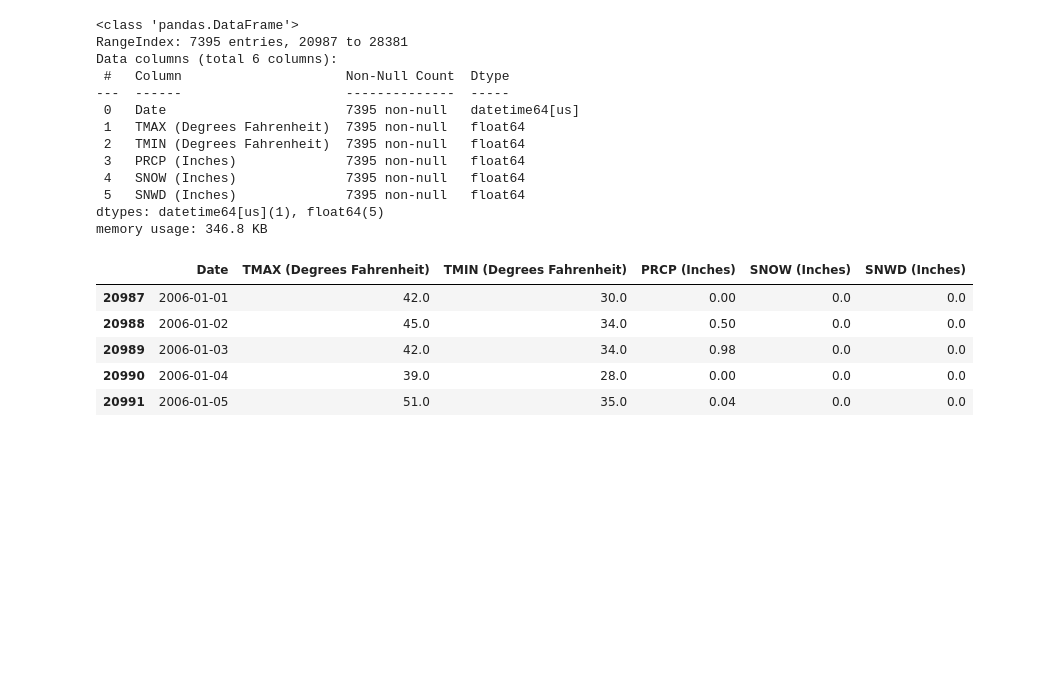
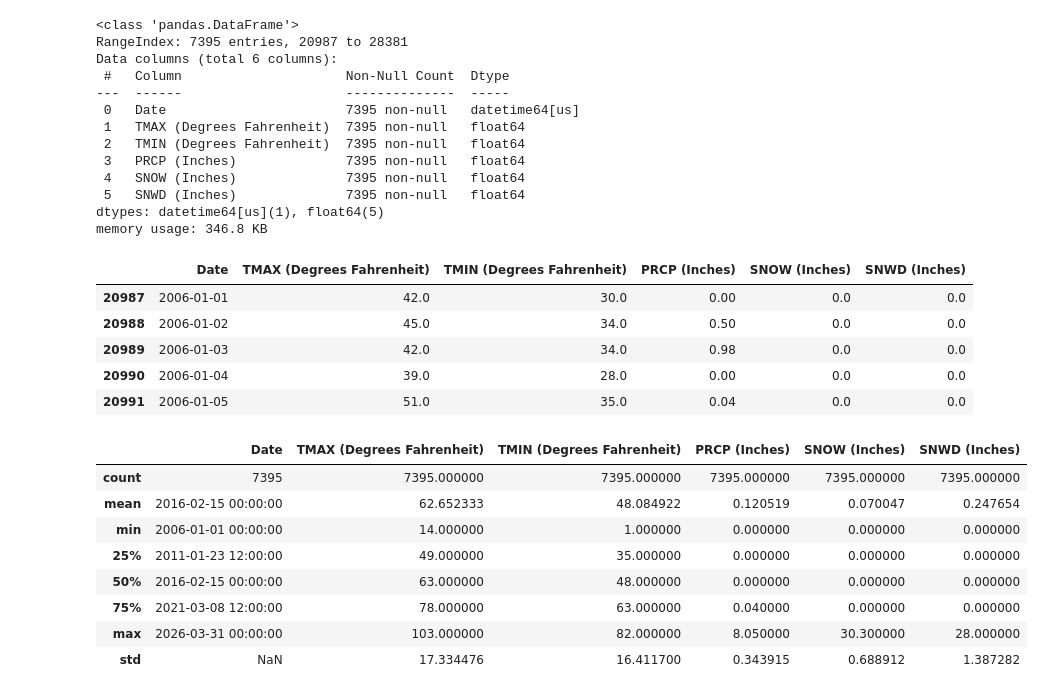
Before and after one commit to StevenKinghorn/NYCOpenData-Shootings-2006-Present, a Jupyter notebook: notebooks/2_Importing_inspecting_weather_data.ipynb, the cells around one changed output. Cells and saved outputs as stored; diff of their text form; code cells hidden in the pictures; blank space fills up the shorter version.

```diff
--- a/notebooks/2_Importing_inspecting_weather_data.ipynb
+++ b/notebooks/2_Importing_inspecting_weather_data.ipynb
@@ -201,3 +202,16 @@ df_weather_2006_2026.head()
 | 20989 | 2006-01-03 | 42.0 | 34.0 | 0.98 | 0.0 | 0.0 |
 | 20990 | 2006-01-04 | 39.0 | 28.0 | 0.00 | 0.0 | 0.0 |
 | 20991 | 2006-01-05 | 51.0 | 35.0 | 0.04 | 0.0 | 0.0 |
+# %%
+#Let's explore whether there are unusual temperatures or other values
+df_weather_2006_2026.describe()
+# %% [output]
+|  | Date | TMAX (Degrees Fahrenheit) | TMIN (Degrees Fahrenheit) | PRCP (Inches) | SNOW (Inches) | SNWD (Inches) |
+| count | 7395 | 7395.000000 | 7395.000000 | 7395.000000 | 7395.000000 | 7395.000000 |
+| mean | 2016-02-15 00:00:00 | 62.652333 | 48.084922 | 0.120519 | 0.070047 | 0.247654 |
+| min | 2006-01-01 00:00:00 | 14.000000 | 1.000000 | 0.000000 | 0.000000 | 0.000000 |
+| 25% | 2011-01-23 12:00:00 | 49.000000 | 35.000000 | 0.000000 | 0.000000 | 0.000000 |
+| 50% | 2016-02-15 00:00:00 | 63.000000 | 48.000000 | 0.000000 | 0.000000 | 0.000000 |
+| 75% | 2021-03-08 12:00:00 | 78.000000 | 63.000000 | 0.040000 | 0.000000 | 0.000000 |
+| max | 2026-03-31 00:00:00 | 103.000000 | 82.000000 | 8.050000 | 30.300000 | 28.000000 |
+| std | NaN | 17.334476 | 16.411700 | 0.343915 | 0.688912 | 1.387282 |
```
Also changed, not shown: parts of 7 cells of this notebook, 1 other file.
